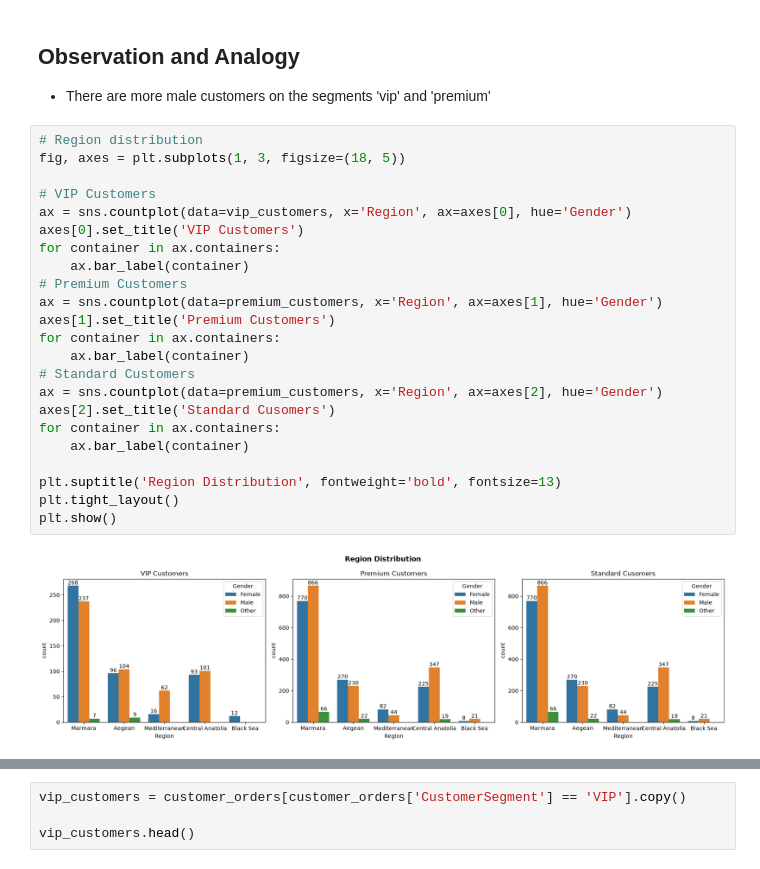
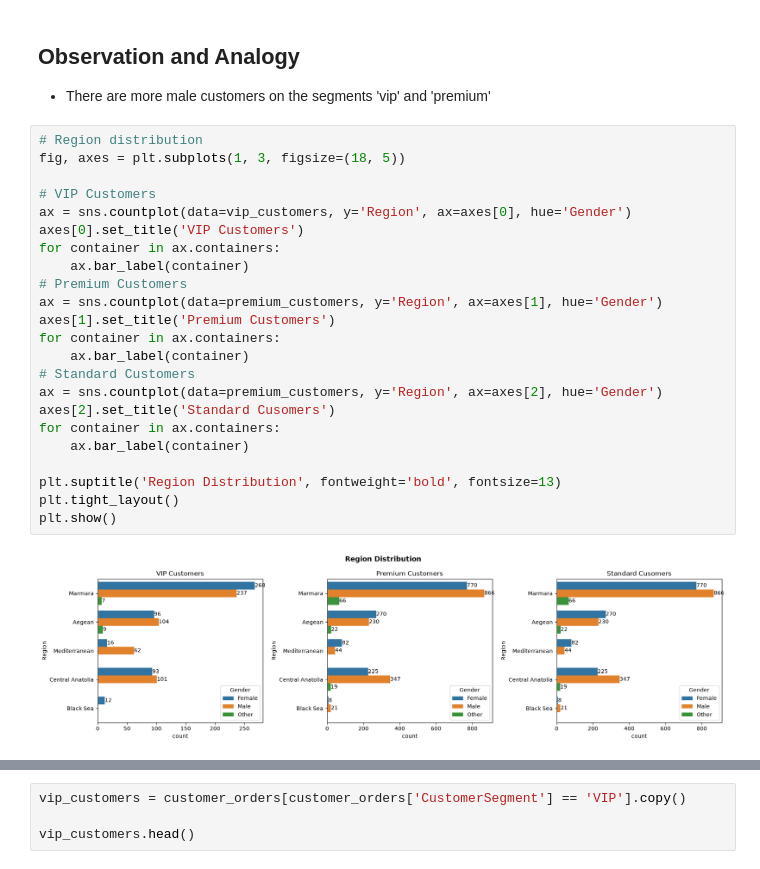
Before and after one commit to geff-ghost/notebooks, a Jupyter notebook: retail_data/MixedKnowledge.ipynb, the cells around one changed output, grey strips where cells are left out. Drawn from its saved outputs; the diff is of its cells as text.

```diff
--- a/retail_data/MixedKnowledge.ipynb
+++ b/retail_data/MixedKnowledge.ipynb
@@ -1041,25 +1055,25 @@ plt.show()
 # %%
 # Region distribution
 fig, axes = plt.subplots(1, 3, figsize=(18, 5))
 
 # VIP Customers
-ax = sns.countplot(data=vip_customers, x='Region', ax=axes[0], hue='Gender')
+ax = sns.countplot(data=vip_customers, y='Region', ax=axes[0], hue='Gender')
 axes[0].set_title('VIP Customers')
 for container in ax.containers:
     ax.bar_label(container)
 # Premium Customers
-ax = sns.countplot(data=premium_customers, x='Region', ax=axes[1], hue='Gender')
+ax = sns.countplot(data=premium_customers, y='Region', ax=axes[1], hue='Gender')
 axes[1].set_title('Premium Customers')
 for container in ax.containers:
     ax.bar_label(container)
 # Standard Customers
-ax = sns.countplot(data=premium_customers, x='Region', ax=axes[2], hue='Gender')
+ax = sns.countplot(data=premium_customers, y='Region', ax=axes[2], hue='Gender')
 axes[2].set_title('Standard Cusomers')
 for container in ax.containers:
     ax.bar_label(container)
 
 plt.suptitle('Region Distribution', fontweight='bold', fontsize=13)
 plt.tight_layout()
 plt.show()
 # %% [output]
-[figure, old version]
+[figure, new version]
```
Also changed, not shown: parts of 13 cells of this notebook.
